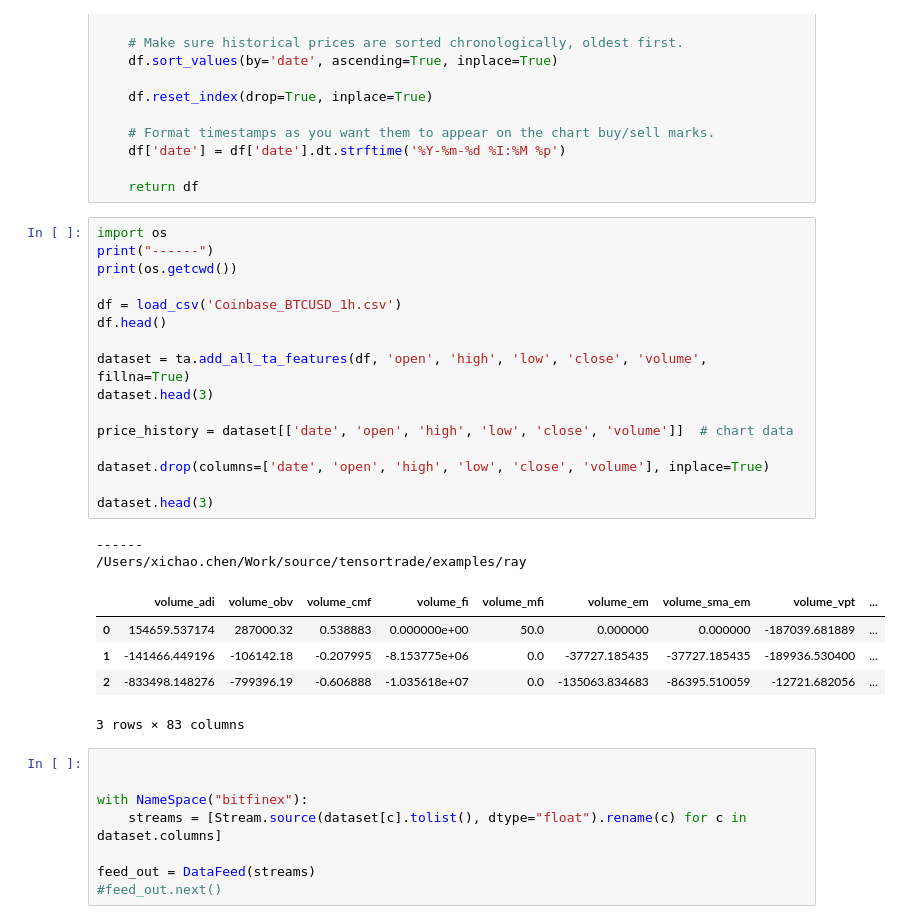
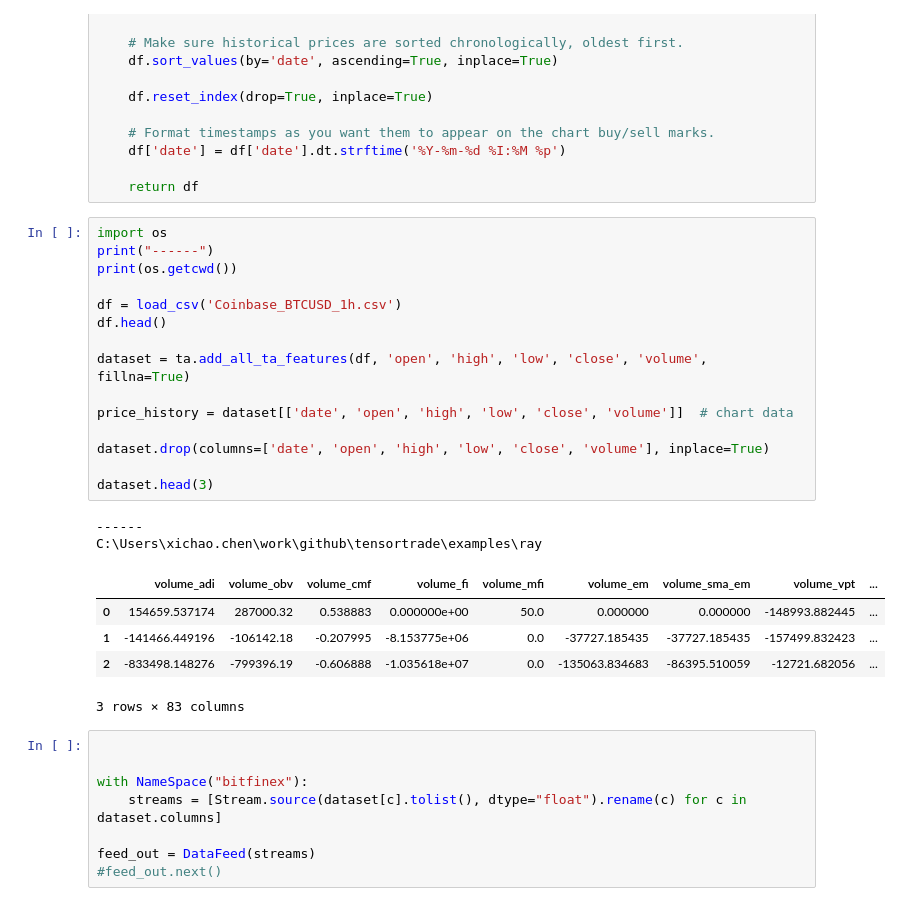
Before and after one commit to chao5645/tensortrade, a Jupyter notebook: examples/ray/simple_btc_bsh.ipynb, the cells around one changed output. Cells and saved outputs as stored; diff of their text form.

```diff
--- a/examples/ray/simple_btc_bsh.ipynb
+++ b/examples/ray/simple_btc_bsh.ipynb
@@ -190,25 +190,24 @@ def load_csv(filename):
 # %%
 import os
 print("------")
 print(os.getcwd())
 
 df = load_csv('Coinbase_BTCUSD_1h.csv')
 df.head()
 
 dataset = ta.add_all_ta_features(df, 'open', 'high', 'low', 'close', 'volume', fillna=True)
-dataset.head(3)
 
 price_history = dataset[['date', 'open', 'high', 'low', 'close', 'volume']]  # chart data
 
 dataset.drop(columns=['date', 'open', 'high', 'low', 'close', 'volume'], inplace=True)
 
 dataset.head(3)
 # %% [output]
 ------
-/Users/xichao.chen/Work/source/tensortrade/examples/ray
+C:\Users\xichao.chen\work\github\tensortrade\examples\ray
 |  | volume_adi | volume_obv | volume_cmf | volume_fi | volume_mfi | volume_em | volume_sma_em | volume_vpt | ... |
-| 0 | 154659.537174 | 287000.32 | 0.538883 | 0.000000e+00 | 50.0 | 0.000000 | 0.000000 | -187039.681889 | ... |
-| 1 | -141466.449196 | -106142.18 | -0.207995 | -8.153775e+06 | 0.0 | -37727.185435 | -37727.185435 | -189936.530400 | ... |
+| 0 | 154659.537174 | 287000.32 | 0.538883 | 0.000000e+00 | 50.0 | 0.000000 | 0.000000 | -148993.882445 | ... |
+| 1 | -141466.449196 | -106142.18 | -0.207995 | -8.153775e+06 | 0.0 | -37727.185435 | -37727.185435 | -157499.832423 | ... |
 | 2 | -833498.148276 | -799396.19 | -0.606888 | -1.035618e+07 | 0.0 | -135063.834683 | -86395.510059 | -12721.682056 | ... |
 3 rows × 83 columns
 # %%
```
Also changed, not shown: parts of 3 cells of this notebook, 7 other files.
